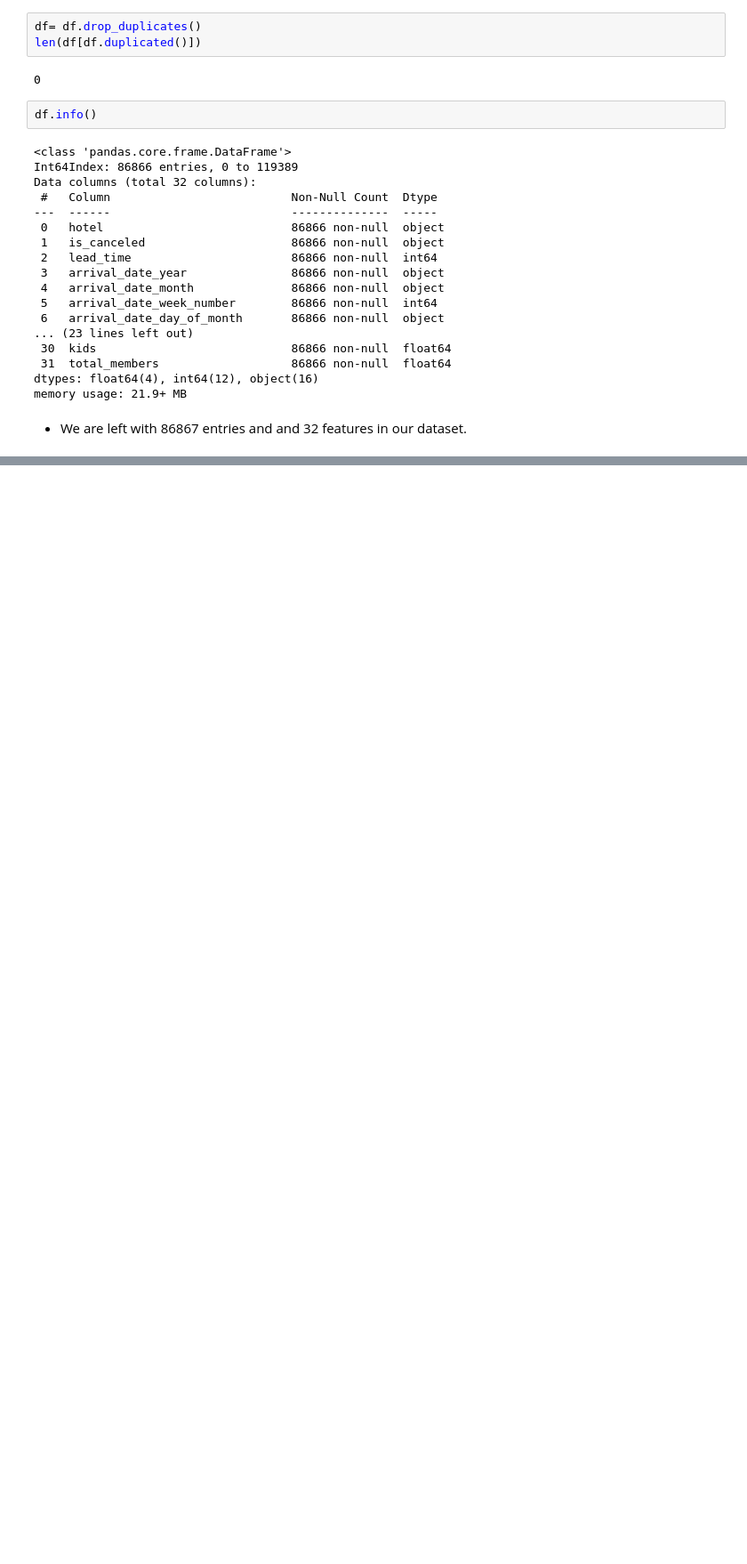
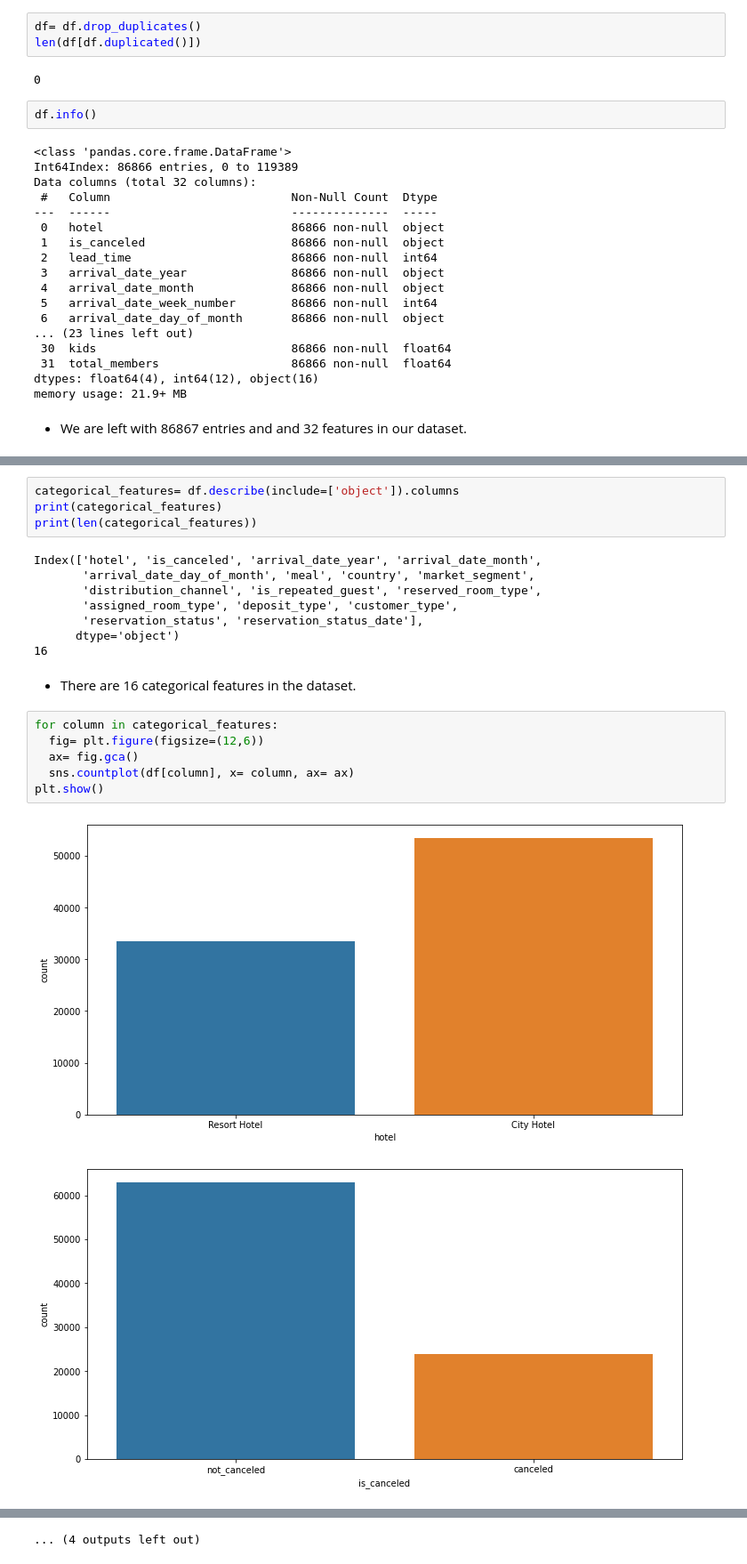
Before and after one commit to B-Murali-Krishna/Hotel-Booking-Analysis---Capstone-Project, a Jupyter notebook: Hotel_Booking_Analysis_Capstone_Project_Final.ipynb, the cells around one changed output, grey strips where cells are left out. Shown at 89% size. Saved outputs shown, nothing was run; the diff lists cells and outputs as text; blank space fills up the shorter version.

```diff
--- a/Hotel_Booking_Analysis_Capstone_Project_Final.ipynb
+++ b/Hotel_Booking_Analysis_Capstone_Project_Final.ipynb
@@ -384,0 +473,23 @@ memory usage: 21.9+ MB
+# %%
+categorical_features= df.describe(include=['object']).columns
+print(categorical_features)
+print(len(categorical_features))
+# %% [output]
+Index(['hotel', 'is_canceled', 'arrival_date_year', 'arrival_date_month',
+       'arrival_date_day_of_month', 'meal', 'country', 'market_segment',
+       'distribution_channel', 'is_repeated_guest', 'reserved_room_type',
+       'assigned_room_type', 'deposit_type', 'customer_type',
+       'reservation_status', 'reservation_status_date'],
+      dtype='object')
+16
+# %% [markdown]
+* There are 16 categorical features in the dataset.
+# %%
+for column in categorical_features:
+  fig= plt.figure(figsize=(12,6))
+  ax= fig.gca()
+  sns.countplot(df[column], x= column, ax= ax)
+plt.show()
+# %% [output]
+[figure, added]
+[figure, added]
@@ -384,0 +506 @@ memory usage: 21.9+ MB
+... (4 outputs left out)
```
Also changed, not shown: parts of 27 cells of this notebook.
